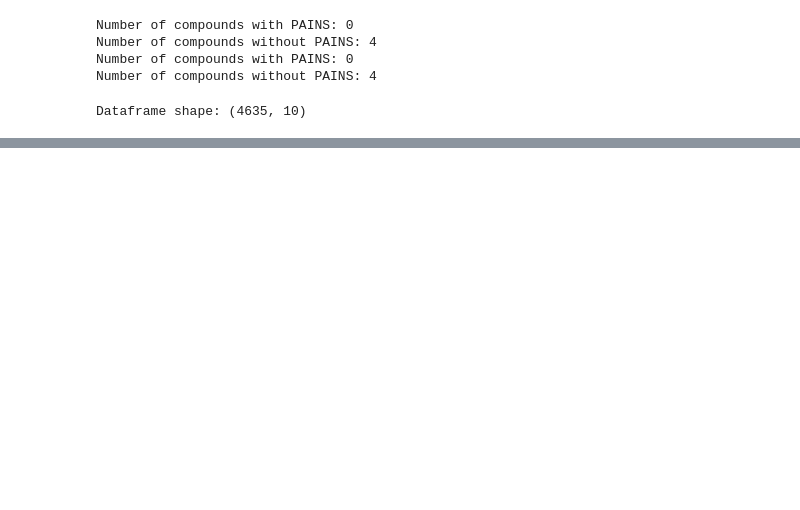
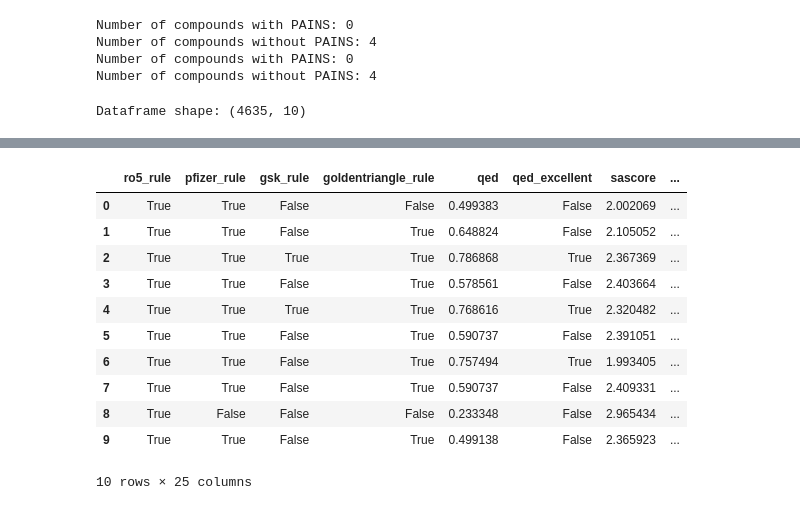
Before and after one commit to buchijw/Long_ML_Course, a Jupyter notebook: 13_Flame_Chasers.ipynb, the cells around one changed output, grey strips where cells are left out. Saved outputs shown, nothing was run; the diff lists cells and outputs as text; code cells hidden in the pictures; blank space fills up the shorter version.

```diff
--- a/test.ipynb
+++ b/13_Flame_Chasers.ipynb
@@ -594,0 +798,15 @@ egfr_data.head(10)
+# %%
+egfr_LeadLike.head(10)
+# %% [output]
+|  | ro5_rule | pfizer_rule | gsk_rule | goldentriangle_rule | qed | qed_excellent | sascore | ... |
+| 0 | True | True | False | False | 0.499383 | False | 2.002069 | ... |
+| 1 | True | True | False | True | 0.648824 | False | 2.105052 | ... |
+| 2 | True | True | True | True | 0.786868 | True | 2.367369 | ... |
+| 3 | True | True | False | True | 0.578561 | False | 2.403664 | ... |
+| 4 | True | True | True | True | 0.768616 | True | 2.320482 | ... |
+| 5 | True | True | False | True | 0.590737 | False | 2.391051 | ... |
+| 6 | True | True | False | True | 0.757494 | True | 1.993405 | ... |
+| 7 | True | True | False | True | 0.590737 | False | 2.409331 | ... |
+| 8 | True | False | False | False | 0.233348 | False | 2.965434 | ... |
+| 9 | True | True | False | True | 0.499138 | False | 2.365923 | ... |
+10 rows × 25 columns
```
Also changed, not shown: parts of 19 cells of this notebook.
